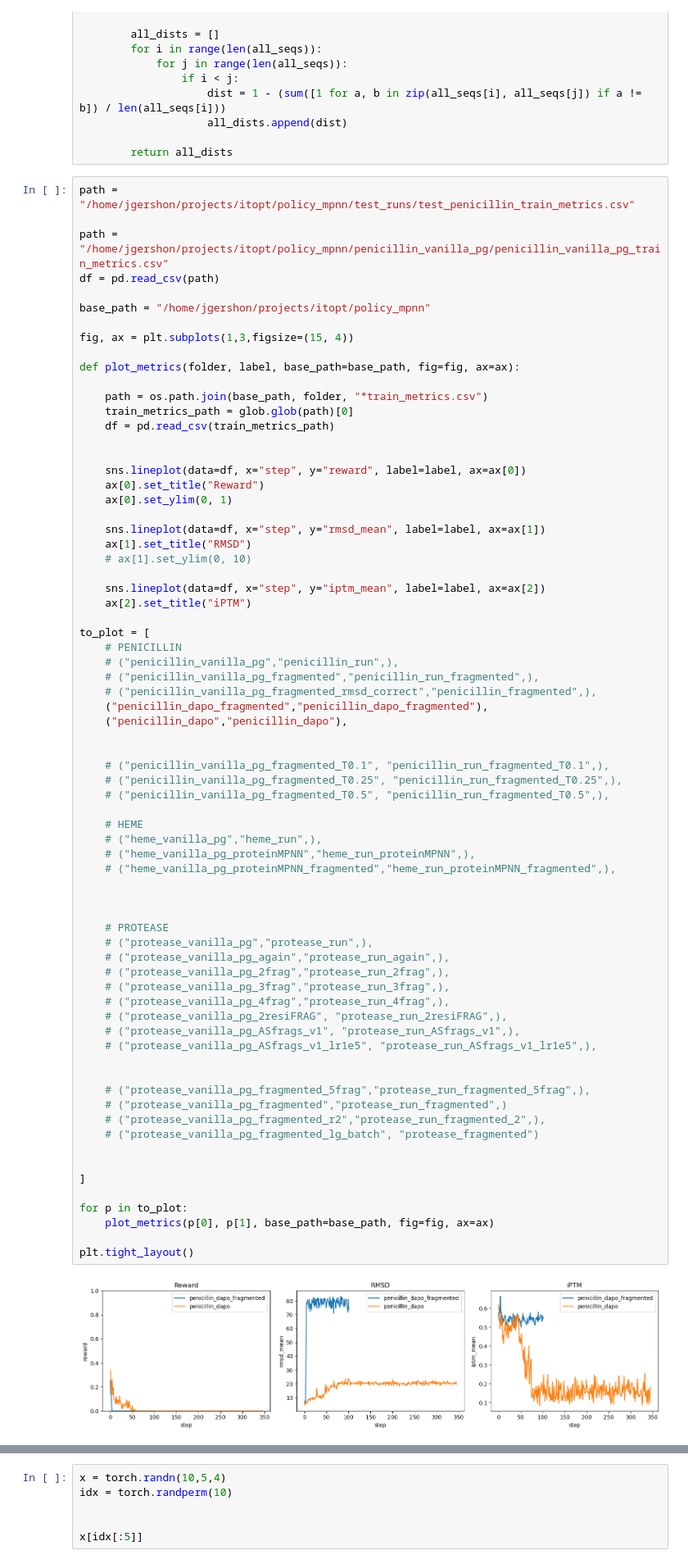
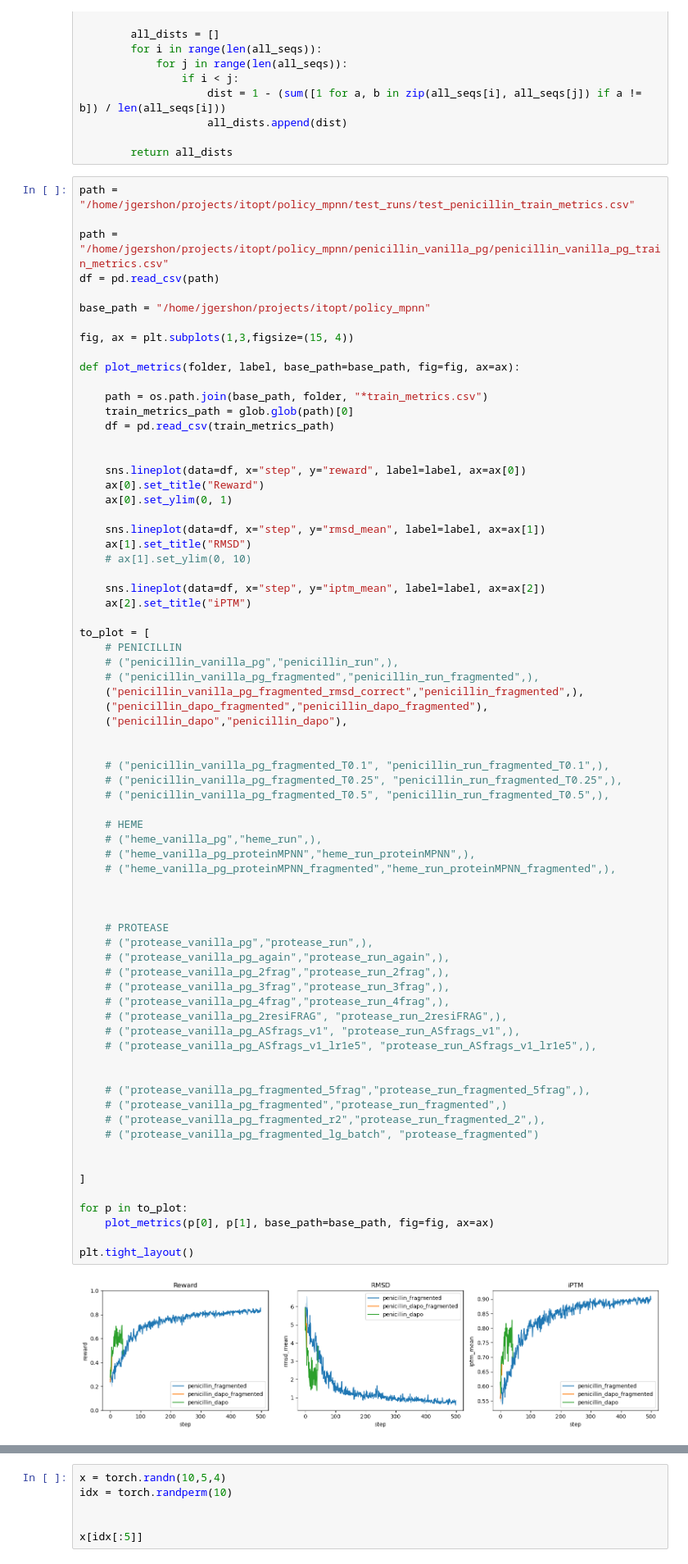
Before and after one commit to 0merle0/cleo, a Jupyter notebook: reinforced_mpnn/notebooks/policy_dev.ipynb, the cells around one changed output, grey strips where cells are left out. Shown at 82% size. Drawn from its saved outputs; the diff is of its cells as text.

```diff
--- a/reinforced_mpnn/notebooks/policy_dev.ipynb
+++ b/reinforced_mpnn/notebooks/policy_dev.ipynb
@@ -56,7 +56,7 @@ to_plot = [
     # PENICILLIN
     # ("penicillin_vanilla_pg","penicillin_run",),
     # ("penicillin_vanilla_pg_fragmented","penicillin_run_fragmented",),
-    # ("penicillin_vanilla_pg_fragmented_rmsd_correct","penicillin_fragmented",),
+    ("penicillin_vanilla_pg_fragmented_rmsd_correct","penicillin_fragmented",),
     ("penicillin_dapo_fragmented","penicillin_dapo_fragmented"),
     ("penicillin_dapo","penicillin_dapo"),
 
@@ -69,34 +69,34 @@ to_plot = [
     # ("heme_vanilla_pg","heme_run",),
     # ("heme_vanilla_pg_proteinMPNN","heme_run_proteinMPNN",),
     # ("heme_vanilla_pg_proteinMPNN_fragmented","heme_run_proteinMPNN_fragmented",),
 
 
 
     # PROTEASE
     # ("protease_vanilla_pg","protease_run",),
     # ("protease_vanilla_pg_again","protease_run_again",),
     # ("protease_vanilla_pg_2frag","protease_run_2frag",),
     # ("protease_vanilla_pg_3frag","protease_run_3frag",),
     # ("protease_vanilla_pg_4frag","protease_run_4frag",),
     # ("protease_vanilla_pg_2resiFRAG", "protease_run_2resiFRAG",),
     # ("protease_vanilla_pg_ASfrags_v1", "protease_run_ASfrags_v1",),
     # ("protease_vanilla_pg_ASfrags_v1_lr1e5", "protease_run_ASfrags_v1_lr1e5",),
 
 
     # ("protease_vanilla_pg_fragmented_5frag","protease_run_fragmented_5frag",),
     # ("protease_vanilla_pg_fragmented","protease_run_fragmented",)
     # ("protease_vanilla_pg_fragmented_r2","protease_run_fragmented_2",),
     # ("protease_vanilla_pg_fragmented_lg_batch", "protease_fragmented")
 
 
 ]
 
 for p in to_plot:
     plot_metrics(p[0], p[1], base_path=base_path, fig=fig, ax=ax)
 
 plt.tight_layout()
 # %% [output]
-[figure, old version]
+[figure, new version]
 # %%
 
 def get_stepwise_diversity(folder, base_path=base_path):
```
Also changed, not shown: 6 other files.
